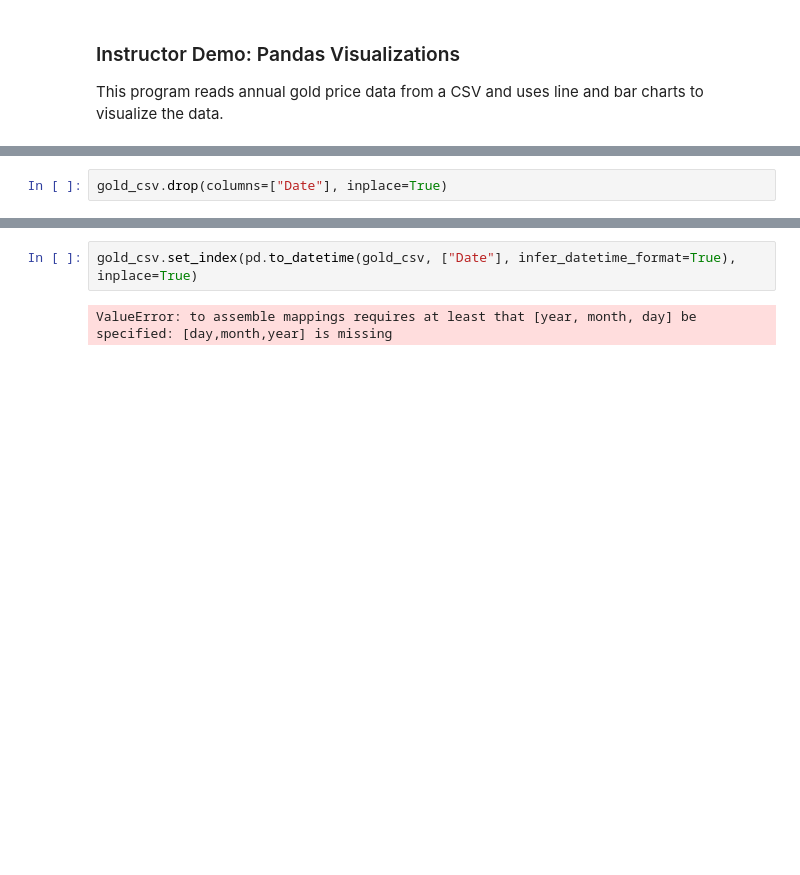
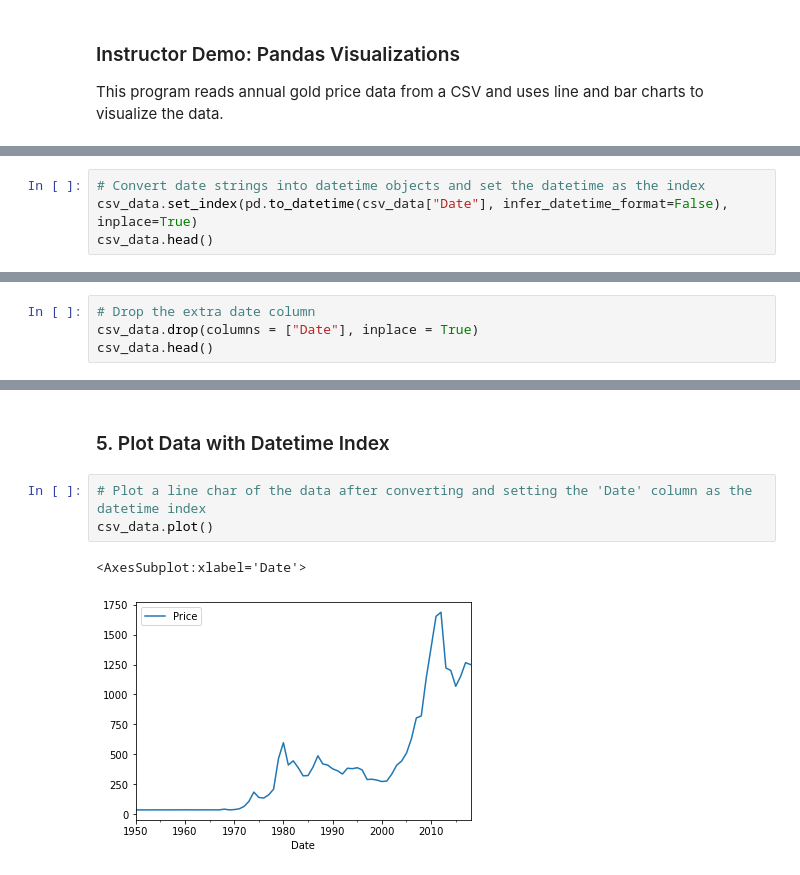
Before and after one commit to CincoCoding/FinTech-BootCamp, a Jupyter notebook: Class_08_Activities/08-Ins_Pandas_Visualization/Unsolved/visualization.ipynb, the cells around one changed output, grey strips where cells are left out. Drawn from its saved outputs; the diff is of its cells as text; blank space fills up the shorter version.

```diff
--- a/Class_08_Activities/08-Ins_Pandas_Visualization/Unsolved/visualization.ipynb
+++ b/Class_08_Activities/08-Ins_Pandas_Visualization/Unsolved/visualization.ipynb
@@ -23,0 +34,4 @@ gold_csv.head()
+# %%
+# Convert date strings into datetime objects and set the datetime as the index
+csv_data.set_index(pd.to_datetime(csv_data["Date"], infer_datetime_format=False), inplace=True)
+csv_data.head()
@@ -24,3 +48,5 @@ gold_csv.head()
 # %%
-gold_csv.drop(columns=["Date"], inplace=True)
+# Drop the extra date column
+csv_data.drop(columns = ["Date"], inplace = True)
+csv_data.head()
 # %% [output]
@@ -28,4 +60,8 @@ KeyError: "['Date'] not found in axis"
-# %%
-gold_csv.set_index(pd.to_datetime(gold_csv, ["Date"], infer_datetime_format=True), inplace=True)
-# %% [output]
-ValueError: to assemble mappings requires at least that [year, month, day] be specified: [day,month,year] is missing
+# %% [markdown]
+### 5. Plot Data with Datetime Index
+# %%
+# Plot a line char of the data after converting and setting the 'Date' column as the datetime index
+csv_data.plot()
+# %% [output]
+<AxesSubplot:xlabel='Date'>
+[figure, added]
```
Also changed, not shown: parts of 13 cells of this notebook, 5 other files.
